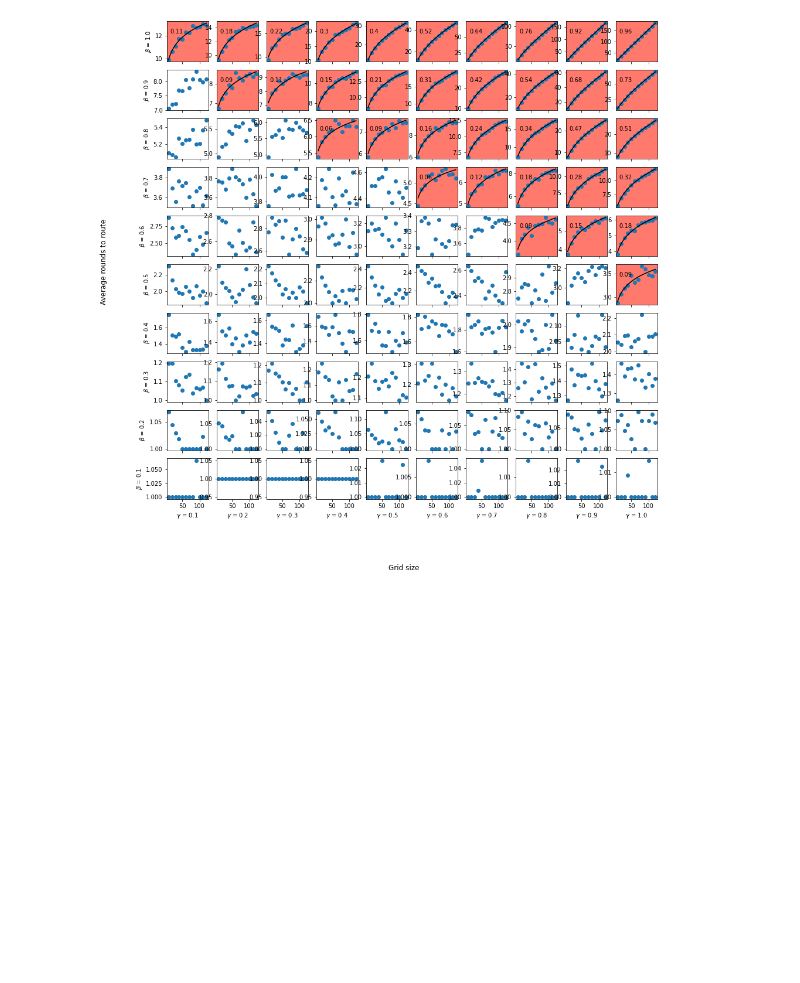
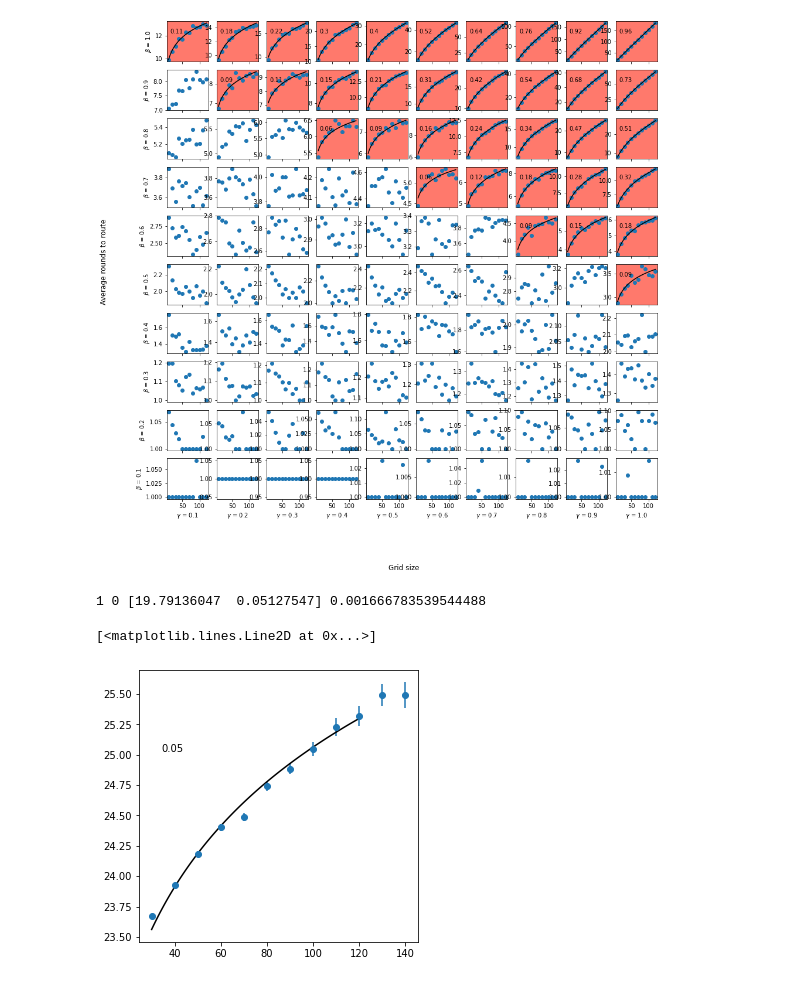
Before and after one commit to noahberthusen/qecc_routing, a Jupyter notebook: src_py/plot.ipynb, the cells around one changed output. Cells and saved outputs as stored; diff of their text form; code cells hidden in the pictures; blank space fills up the shorter version.

```diff
--- a/src_py/plot.ipynb
+++ b/src_py/plot.ipynb
@@ -62,3 +62,24 @@ fig.supylabel('Average rounds to route')
 1.0 1.0 [1.82362559 0.96386436] 0.004452131160294647
 Text(0.02, 0.5, 'Average rounds to route')
 [figure]
+# %%
+df = pd.read_csv("../results/k_9/independent_local.res")
+df["std_err"] = np.sqrt(df["variance"]) / np.sqrt(df["no_test"])
+df.head()
+
+fig, ax = plt.subplots(1, 1, figsize=(5, 5))
+ax.errorbar(df['m'], df['mean'], df["std_err"], fmt="o")
+
+def fun(x, c, e):
+    return c*x**e
+
+popt, pcov = curve_fit(fun, df['m'], df['mean'], sigma=np.sqrt(df["variance"]))
+ax.text(0.08, 0.7, round(popt[1], 2), transform=ax.transAxes)
+print("1", "0", popt, np.sqrt(np.diag(pcov))[1])
+xx = np.linspace(30, 120, 100)
+yy = fun(xx, *popt)
+ax.plot(xx, yy, c='k')
+# %% [output]
+1 0 [19.79136047  0.05127547] 0.001666783539544488
+[<matplotlib.lines.Line2D at 0x...>]
+[figure, added]
```
Also changed, not shown: 28 other files.
